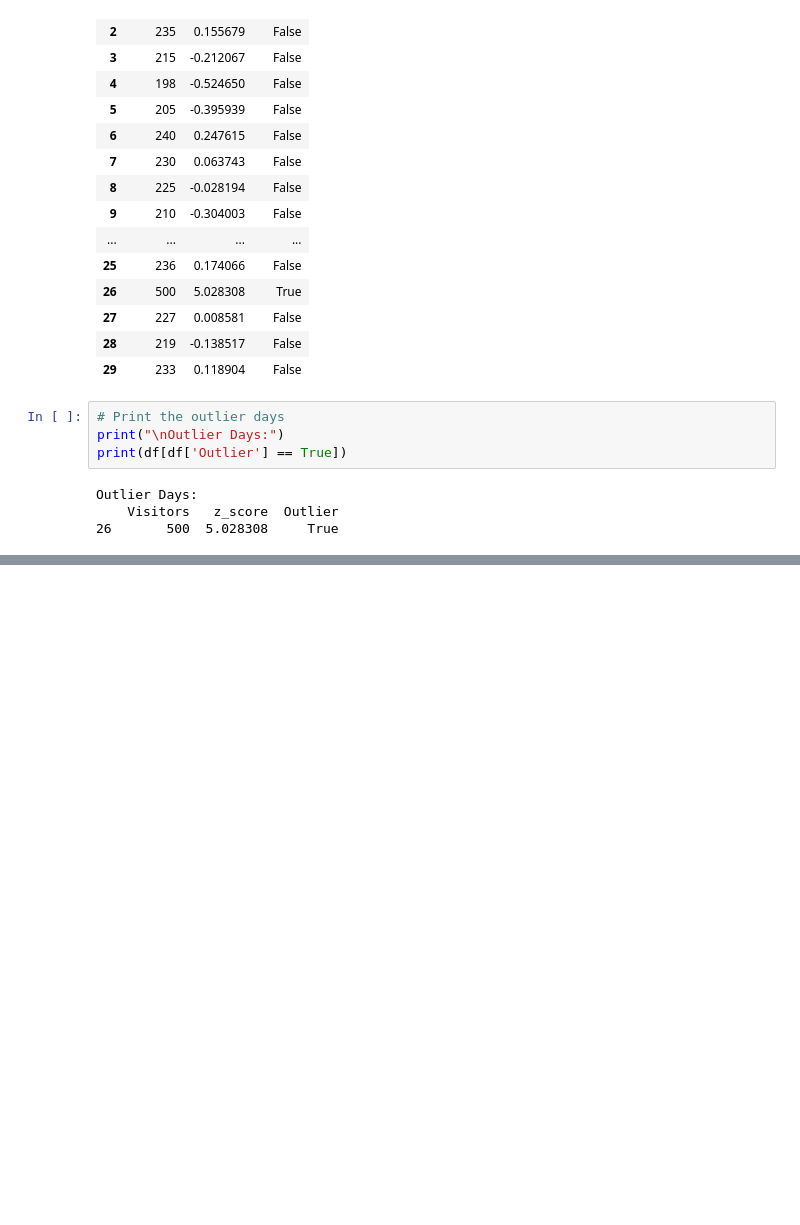
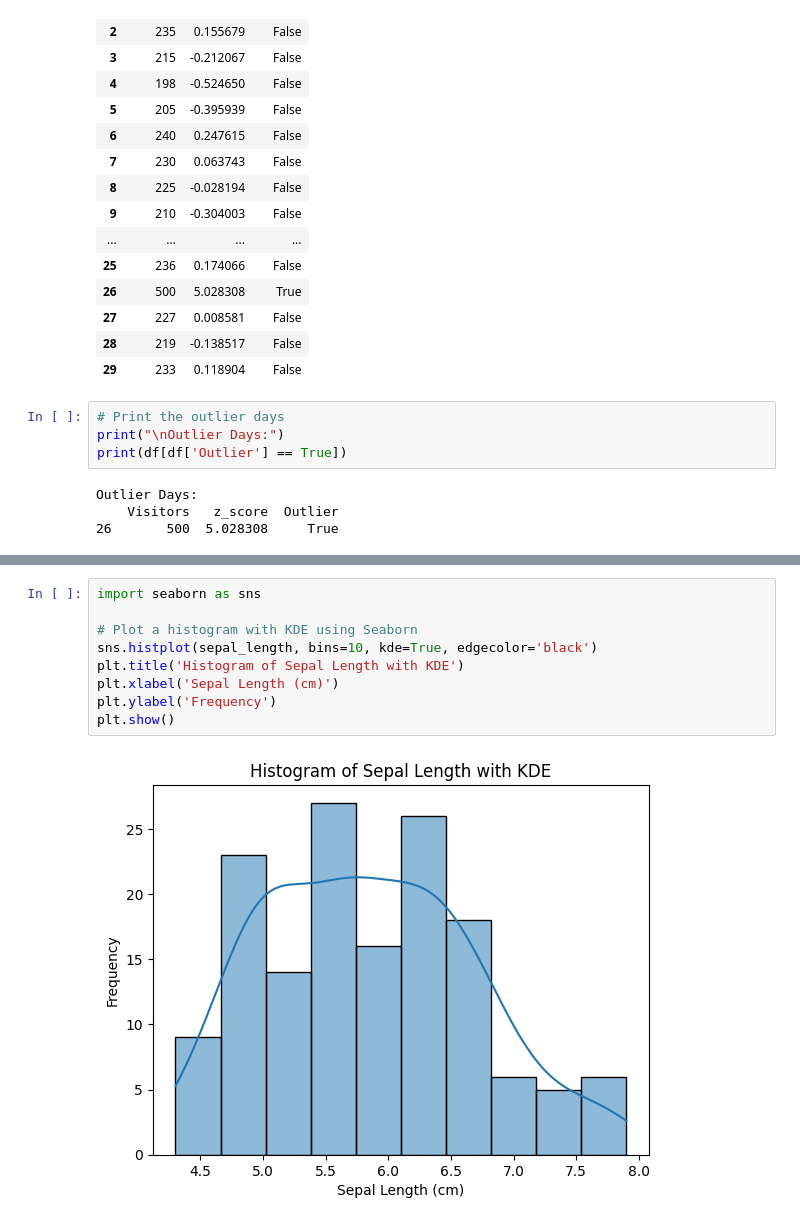
Before and after one commit to TanjiEvan/Python, a Jupyter notebook: Statistics/Basic.ipynb, the cells around one changed output, grey strips where cells are left out. Saved outputs shown, nothing was run; the diff lists cells and outputs as text; blank space fills up the shorter version.

```diff
--- a/Statistics/Basic.ipynb
+++ b/Statistics/Basic.ipynb
@@ -426,0 +478,11 @@ Outlier Days:
+# %%
+import seaborn as sns
+
+# Plot a histogram with KDE using Seaborn
+sns.histplot(sepal_length, bins=10, kde=True, edgecolor='black')
+plt.title('Histogram of Sepal Length with KDE')
+plt.xlabel('Sepal Length (cm)')
+plt.ylabel('Frequency')
+plt.show()
+# %% [output]
+[figure, added]
```
Also changed, not shown: parts of 11 cells of this notebook.
